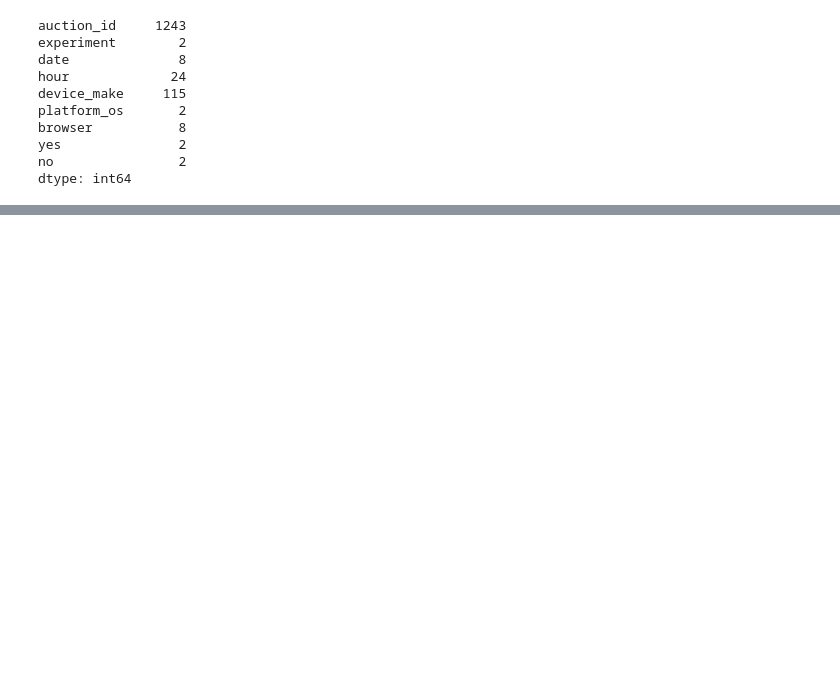
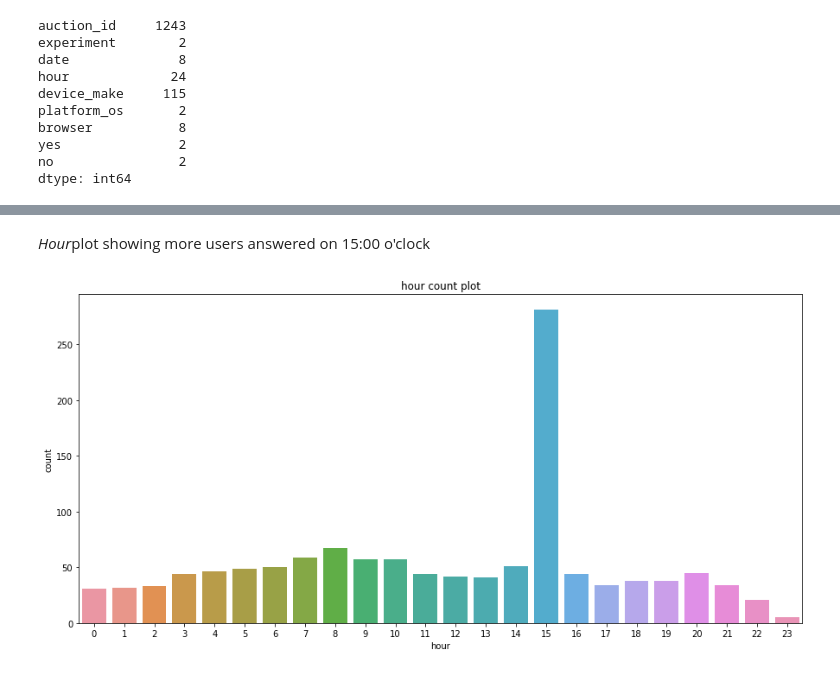
Before and after one commit to bezawitalemyimer/10xAc, a Jupyter notebook: week2_Adcampaign/notebooks/add_campaign.ipynb, the cells around one changed output, grey strips where cells are left out. Saved outputs shown, nothing was run; the diff lists cells and outputs as text; code cells hidden in the pictures; blank space fills up the shorter version.

```diff
--- a/week2_Adcampaign/notebooks/add_campaign.ipynb
+++ b/week2_Adcampaign/notebooks/add_campaign.ipynb
@@ -182,0 +188,9 @@ count_plot( "date")
+# %% [markdown]
+*Hour*plot showing more users answered on 15:00 o'clock
+# %%
+#
+plt.figure(figsize=(15, 7))
+plt.title("hour count plot")
+count_plot( "hour")
+# %% [output]
+[figure, added]
```
Also changed, not shown: parts of 31 cells of this notebook.
